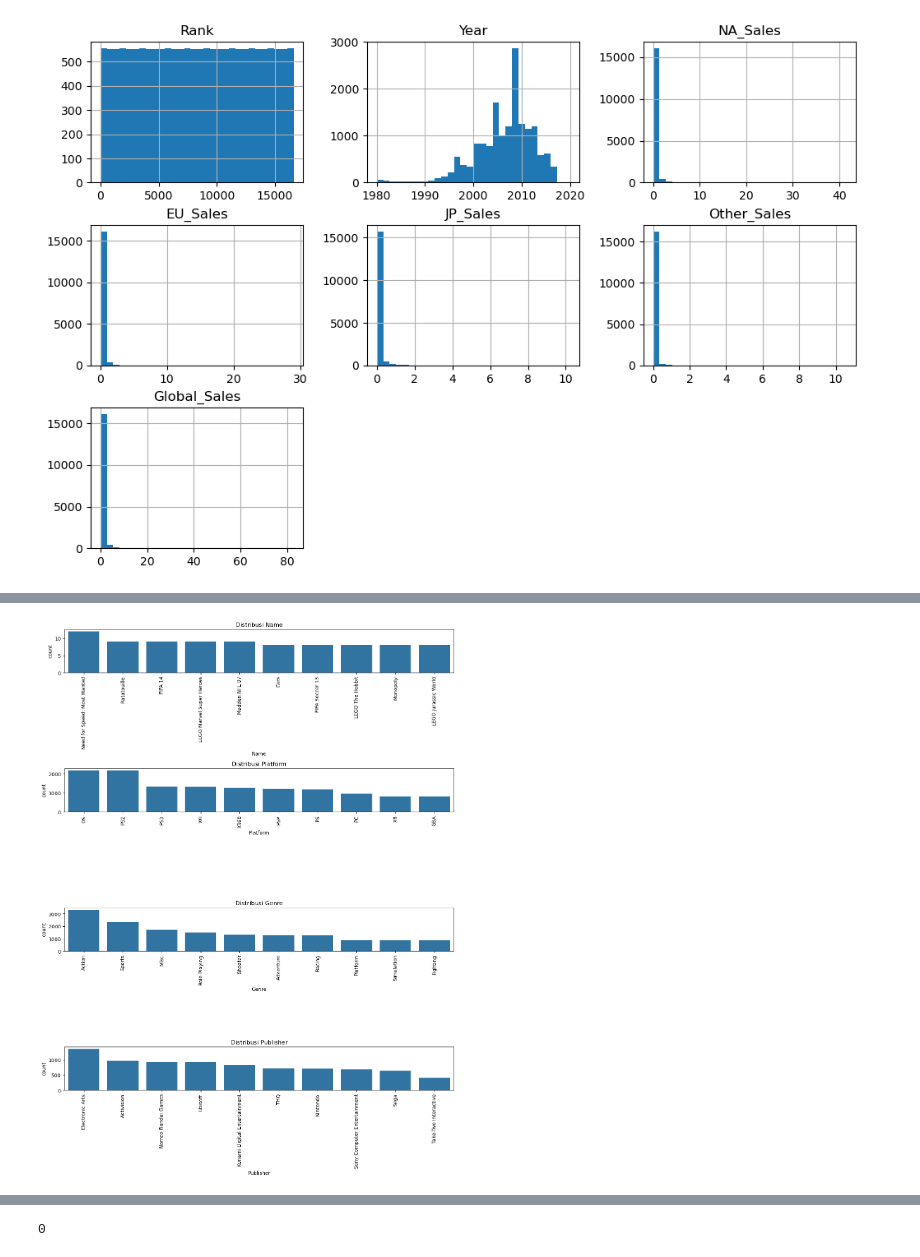
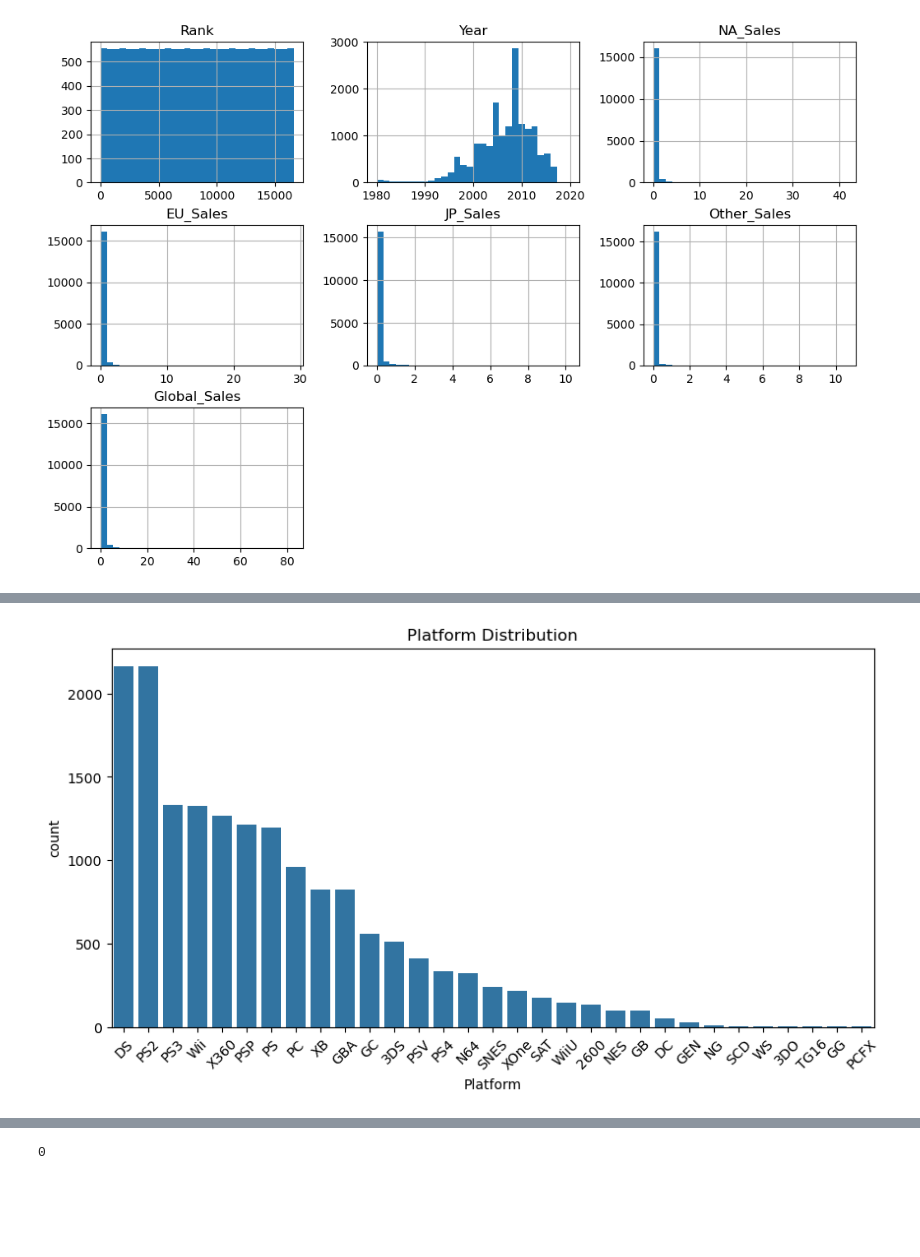
Before and after one commit to dhikaramadhansaputra/latihan_data_pre-processing, a Jupyter notebook: Latihan validasi data/worksheet.ipynb, the cells around one changed output, grey strips where cells are left out. Saved outputs shown, nothing was run; the diff lists cells and outputs as text; code cells hidden in the pictures; blank space fills up the shorter version.

```diff
--- a/Latihan validasi data/worksheet.ipynb
+++ b/Latihan validasi data/worksheet.ipynb
@@ -109,17 +112,9 @@ plt.show()
-# %%
-
-categorical_cols = df.select_dtypes(include=['object']).columns
-
-plt.figure(figsize=(12, len(categorical_cols) * 4))
-
-for i, col in enumerate(categorical_cols, 1):
-    top_categories = df[col].value_counts().nlargest(10).index  # Ambil 10 kategori terbanyak
-    plt.subplot(len(categorical_cols), 1, i)
-    sns.countplot(x=df[col], order=top_categories)  # Hanya plot 10 kategori
-    plt.xticks(rotation=90)
-    plt.title(f"Distribusi {col}")
-
-plt.tight_layout()
-plt.show()
-# %% [output]
-[figure, removed]
+# %%
+#Cek distribusi Platform
+plt.figure(figsize=(10, 5))
+sns.countplot(x=df["Platform"], order=df["Platform"].value_counts().index)
+plt.xticks(rotation=45)
+plt.title('Platform Distribution')
+plt.show()
+# %% [output]
+[figure, added]
```
Also changed, not shown: parts of 7 cells of this notebook, 1 other file.
